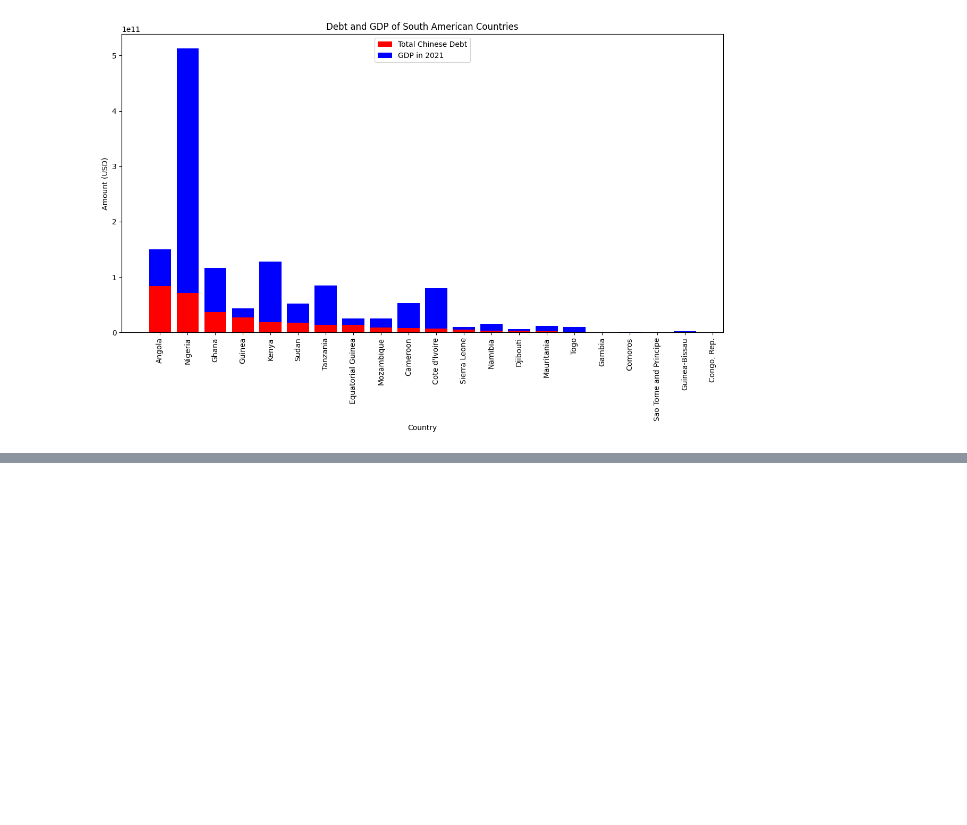
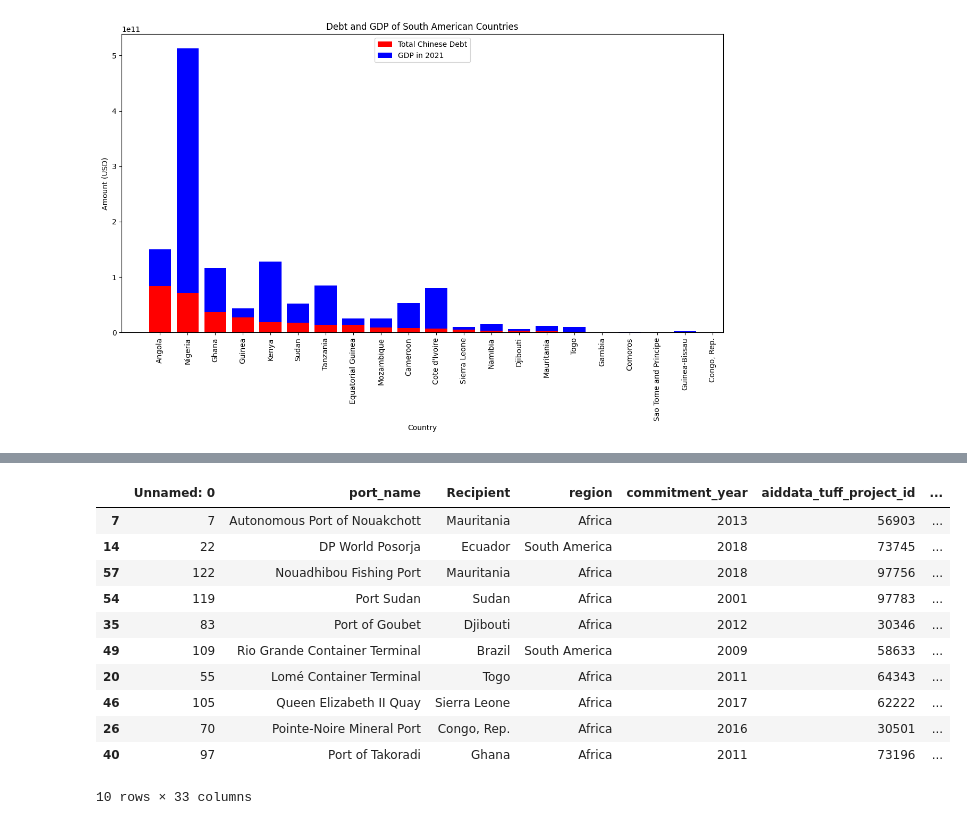
Before and after one commit to Kerokus/chinese-naval-base-prediction, a Jupyter notebook: notebooks/data-clearning.ipynb, the cells around one changed output, grey strips where cells are left out. Drawn from its saved outputs; the diff is of its cells as text; code cells hidden in the pictures; blank space fills up the shorter version.

```diff
--- a/notebooks/data-clearning.ipynb
+++ b/notebooks/data-clearning.ipynb
@@ -163,0 +199,23 @@ See the caveats in the documentation: https://pandas.pydata.org/pandas-docs/stab
+# %%
+# Now that the dataset is loaded, let's just pull out the ones we care about.
+population_centers_df = cities_df[[
+    'name', 'latitude', 'longitude', 'population']]
+# %%
+# Now just like before we gotta turn THIS into a geodataframe as well
+population_gdf = gpd.GeoDataFrame(
+    population_centers_df,
+    geometry=gpd.points_from_xy(
+        population_centers_df.longitude, population_centers_df.latitude)
+)
+# %%
+# Here is where we do the actual math to calculate distance from the seaport to the nearest pop center.
+
+def calculate_nearest_distance(row, population_gdf):
+    seaport_location = (row.geometry.y, row.geometry.x)
+    distances = population_gdf.geometry.apply(
+        lambda x: geodesic(seaport_location, (x.y, x.x)).kilometers)
+    return distances.min()
+
+
+gdf['distance_to_nearest_population_center'] = gdf.apply(
+    calculate_nearest_distance, axis=1, population_gdf=population_gdf)
@@ -163,0 +232,10 @@ See the caveats in the documentation: https://pandas.pydata.org/pandas-docs/stab
+# %%
+"""
+Now for the model purposes, these are all the port projects that China has invested in. We'll make a new
+column called 'received_chinese_investment' and fill them all with 1. Then we'll need to make a contrast dataset
+where China DIDN'T invest, and fill them with 0.
+"""
+
+gdf['received_chinese_investment'] = 1
+
+gdf.sample(5)
@@ -163,0 +312,15 @@ See the caveats in the documentation: https://pandas.pydata.org/pandas-docs/stab
+# %%
+gdf.sample(10)
+# %% [output]
+|  | Unnamed: 0 | port_name | Recipient | region | commitment_year | aiddata_tuff_project_id | ... |
+| 7 | 7 | Autonomous Port of Nouakchott | Mauritania | Africa | 2013 | 56903 | ... |
+| 14 | 22 | DP World Posorja | Ecuador | South America | 2018 | 73745 | ... |
+| 57 | 122 | Nouadhibou Fishing Port | Mauritania | Africa | 2018 | 97756 | ... |
+| 54 | 119 | Port Sudan | Sudan | Africa | 2001 | 97783 | ... |
+| 35 | 83 | Port of Goubet | Djibouti | Africa | 2012 | 30346 | ... |
+| 49 | 109 | Rio Grande Container Terminal | Brazil | South America | 2009 | 58633 | ... |
+| 20 | 55 | Lomé Container Terminal | Togo | Africa | 2011 | 64343 | ... |
+| 46 | 105 | Queen Elizabeth II Quay | Sierra Leone | Africa | 2017 | 62222 | ... |
+| 26 | 70 | Pointe-Noire Mineral Port | Congo, Rep. | Africa | 2016 | 30501 | ... |
+| 40 | 97 | Port of Takoradi | Ghana | Africa | 2011 | 73196 | ... |
+10 rows × 33 columns
```
Also changed, not shown: parts of 15 cells of this notebook, 5 other files.
